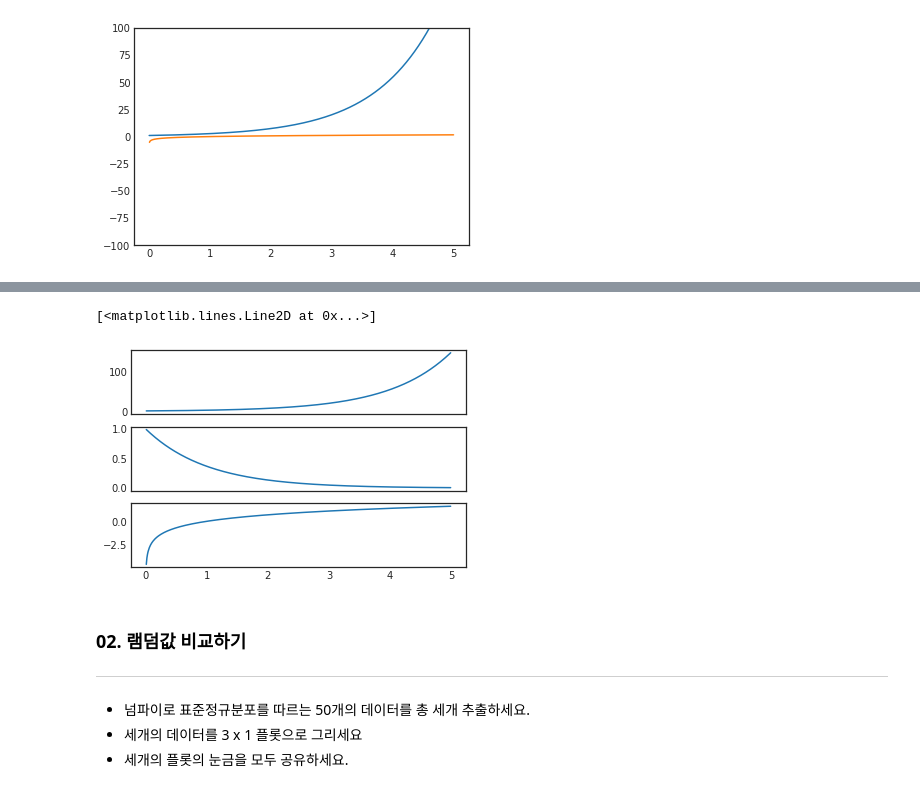
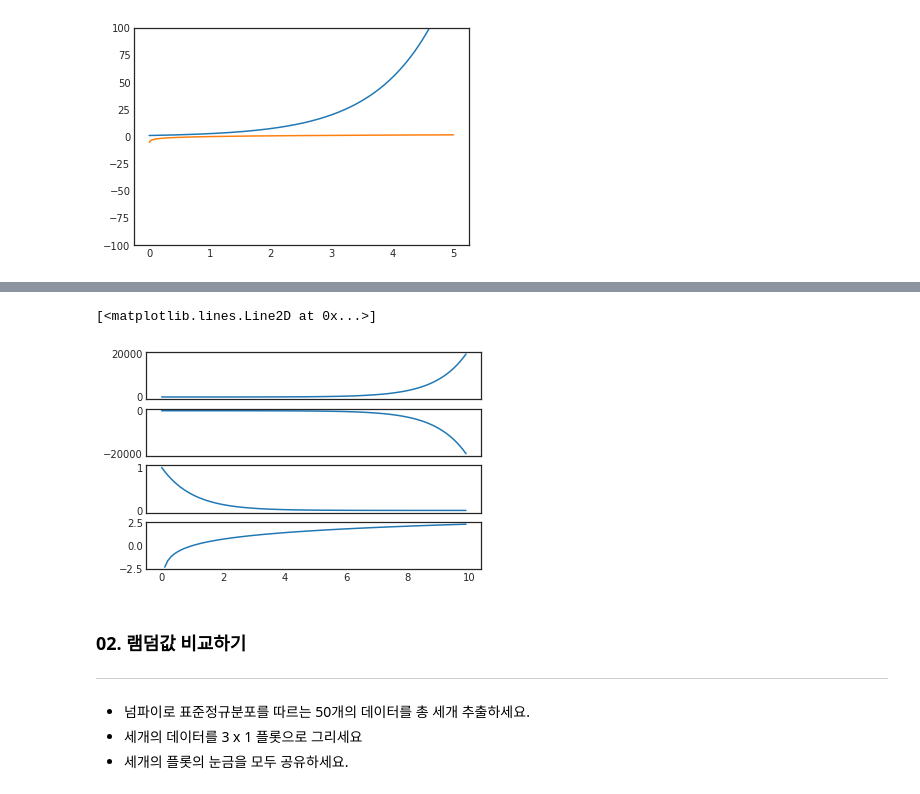
Before and after one commit to LeeHuiJong/DataAnalysis_ML, a Jupyter notebook: ch02_02_선그래프.ipynb, the cells around one changed output, grey strips where cells are left out. Drawn from its saved outputs; the diff is of its cells as text; code cells hidden in the pictures.

```diff
--- a/ch02_02_선그래프.ipynb
+++ b/ch02_02_선그래프.ipynb
@@ -256,23 +263,27 @@ plt.ylim([-100, 100])
 # %%
-t= np.arange(0.01,5,0.01)  # 0.01 부터 5까지 0.01 씩 증가
+t= np.arange(0,10,0.1)  # 0.01 부터 5까지 0.01 씩 증가
 s1 = np.exp(t)
-s2 = np.exp(-t)
-s3 = np.log(t)
-s4 = np.log(-t)
+s2 = np.exp(t)
+s3 = np.exp(-t)
+s4 = np.log(t)
 
-ax1 = plt.subplot(3,1,1)
+ax1 = plt.subplot(4,1,1)
 plt.plot(t,s1)
 plt.tick_params('x', labelbottom=False)# 눈금 지우기
 
-plt.subplot(3,1,2, sharex=ax1)
-plt.plot(t,s2)
+plt.subplot(4,1,2, sharex=ax1)
+plt.plot(t,-s2)
 plt.tick_params('x', labelbottom=False)
 
-plt.subplot(3,1,3, sharex=ax1)
+plt.subplot(4,1,3, sharex=ax1)
 plt.plot(t,s3)
+plt.tick_params('x', labelbottom=False)
+
+plt.subplot(4,1,4, sharex=ax1)
+plt.plot(t,s4)
 # %% [output]
 [<matplotlib.lines.Line2D at 0x...>]
-[figure, old version]
+[figure, new version]
 # %% [markdown]
 ### **02. 램덤값 비교하기**
 ---
```
Also changed, not shown: parts of 1 cell of this notebook.
